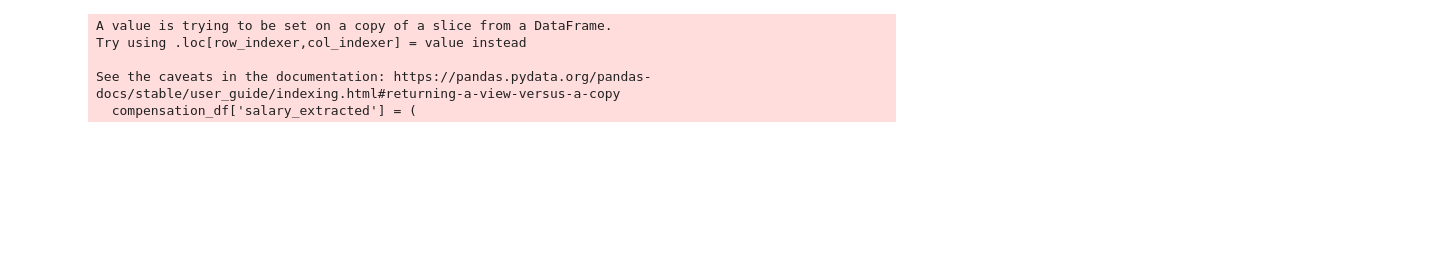
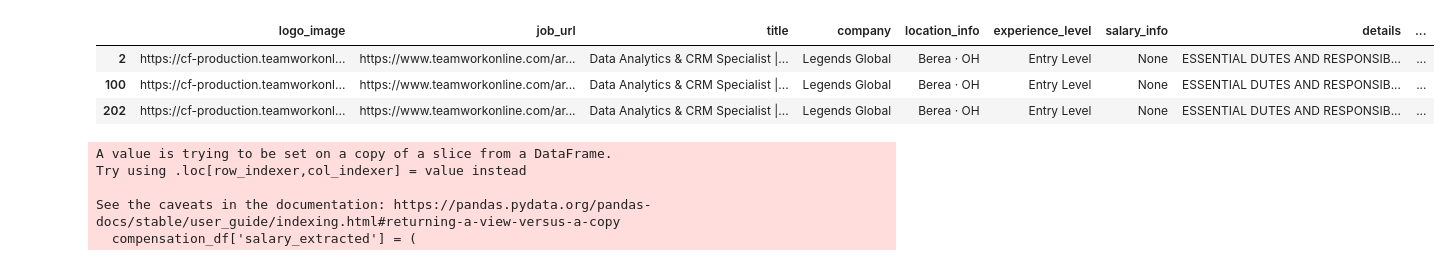
Before and after one commit to VinCoppola/JobsInSports, a Jupyter notebook: Teamworks WebScraper.ipynb, the cells around one changed output. Cells and saved outputs as stored; diff of their text form; code cells hidden in the pictures; blank space fills up the shorter version.

```diff
--- a/Teamworks WebScraper.ipynb
+++ b/Teamworks WebScraper.ipynb
@@ -6,12 +6,16 @@ import requests
 import smtplib
 from datetime import time, datetime, timedelta
 import random, re
+from sklearn.preprocessing import LabelEncoder
 
-# Global Variables
+# Variable Declaration
 global bullet_characters
 global salary_descriptors
+global requirement_descriptors
 bullet_characters = ['-', '•', '◦', '▪', '▸', '➤', '★', '*']
 salary_descriptors = ['$','pay','paid','salary','compensation']
+requirement_descriptors = '(?i)requ|respon|qual|look|skill|know|job|function|Elig|edu|exper|duties|duty'
+number = LabelEncoder()
 # %%
 # Extract HTML - Paginated Func
 def extract(page):
@@ -195,18 +201,28 @@ for page in range(pages[0],pages[1]):
 # %%
-# Data Cleaning Section - I believe all of this functionally works so far. Pickup here 3/28!
+# Data Cleaning Section - I believe all of this functionally works so far. I need to address hybrid/remote location tags and see if I want to implement them. I also have an issues with repeating data I think so need to inspect that issue
 team_work_df = pd.DataFrame(jobs_list)
 
 team_work_df['city'] = team_work_df['location_info'].str.split('·').str[0].str.strip()
 team_work_df['state'] = team_work_df['location_info'].str.split('·').str[1].str.strip()
 team_work_df.loc[team_work_df['city'].str.contains("[,]"),'city'] = team_work_df['city'].str.split(',').str[0].str.strip()
+#team_work_df.loc[team_work_df['location_info'].str.contains('hybrid | remote | united',case = False)]
 team_work_df['job_id'] = team_work_df['job_url'].str.split('-').str[-1].str.strip()
+team_work_df["company_id"] = number.fit_transform(team_work_df["company"].astype('str'))
+team_work_df.loc[team_work_df['company_id'] == 0,'company_id'] = (max(team_work_df['company_id'])+1)
+team_work_df.sort_values(by = 'company_id')
+
 team_work_df.loc[~team_work_df['posting_date_identifier'].str.endswith('s'),'posting_date_identifier'] = team_work_df['posting_date_identifier'] + ('s')
 team_work_df['posting_source_ID'] = 1
 team_work_df['posting_timestamp'] = team_work_df.apply(
     lambda row: row['scrape_datetime'] - timedelta(**{row['posting_date_identifier']: int(row['posting_numbers'])}),
     axis=1)
-
-#temp_df['title'].value_counts()
+#team_work_df[team_work_df.duplicated(subset=['job_id'])]
+team_work_df[team_work_df['job_id']=='2164610']
+# %% [output]
+|  | logo_image | job_url | title | company | location_info | experience_level | salary_info | details | ... |
+| 2 | https://cf-production.teamworkonl... | https://www.teamworkonline.com/ar... | Data Analytics & CRM Specialist |... | Legends Global | Berea · OH | Entry Level | None | ESSENTIAL DUTES AND RESPONSIB... | ... |
+| 100 | https://cf-production.teamworkonl... | https://www.teamworkonline.com/ar... | Data Analytics & CRM Specialist |... | Legends Global | Berea · OH | Entry Level | None | ESSENTIAL DUTES AND RESPONSIB... | ... |
+| 202 | https://cf-production.teamworkonl... | https://www.teamworkonline.com/ar... | Data Analytics & CRM Specialist |... | Legends Global | Berea · OH | Entry Level | None | ESSENTIAL DUTES AND RESPONSIB... | ... |
 # %%
 #### THIS IS WHERE IM WORKING FOR THE DETAILS ASPECT AND THEN WILL TACKLE SALARY
 ## This code takes the nested dataframes in my scraped df and seperates the different requirements back out (I NEED MORE EDITS HERE))
```
Also changed, not shown: parts of 4 cells of this notebook.
